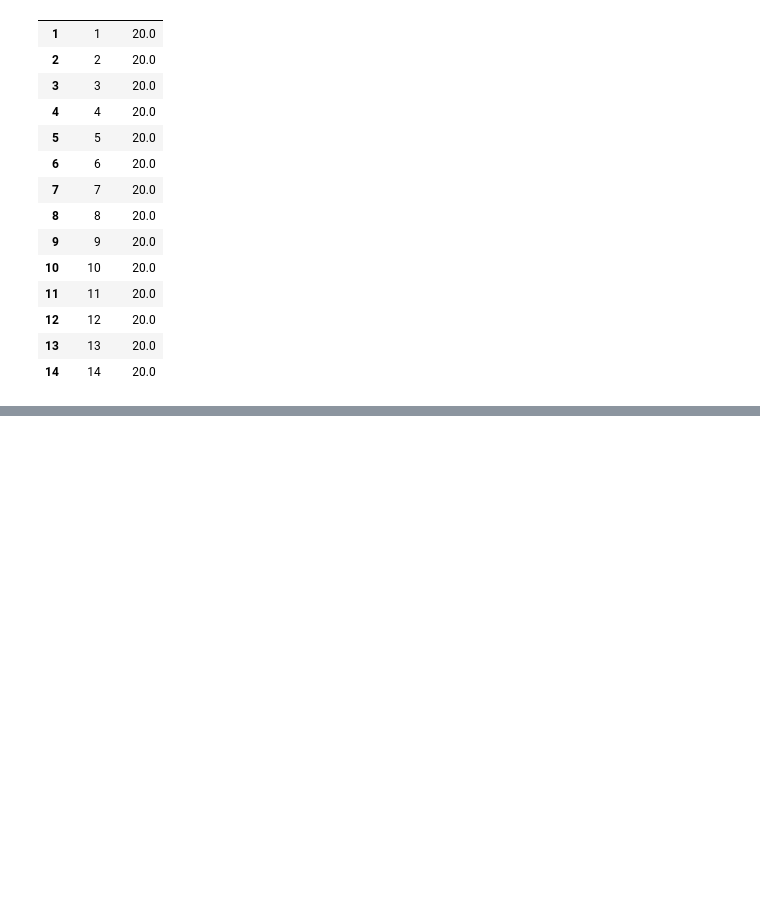
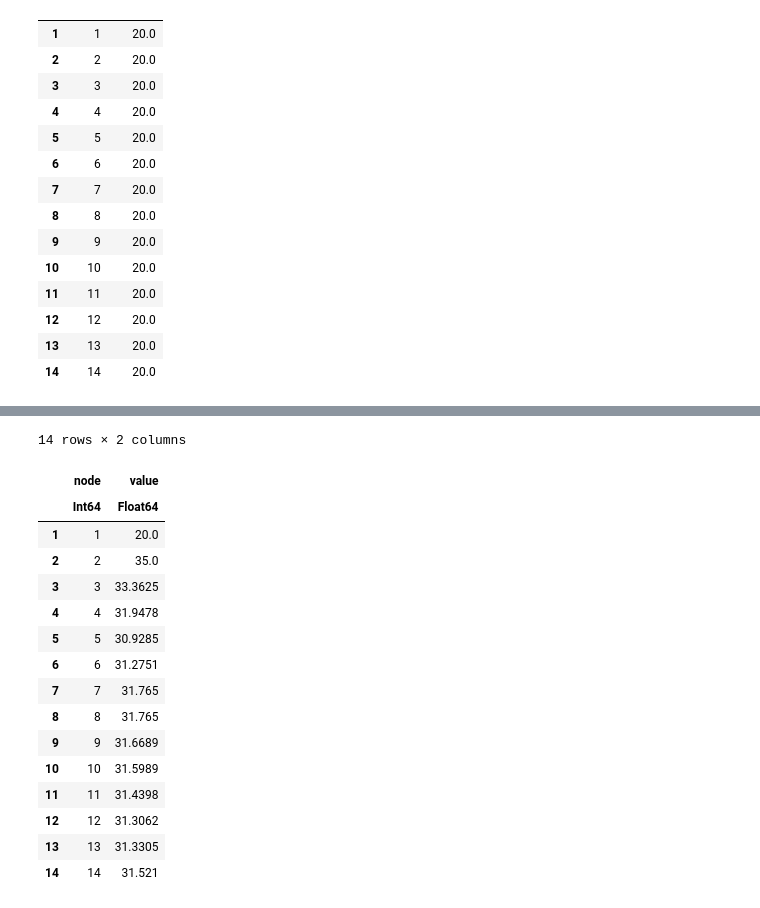
Before and after one commit to Power-Systems-Optimization-Course/power-systems-optimization, a Jupyter notebook: Notebooks/06-Optimal-Power-Flow.ipynb, the cells around one changed output, grey strips where cells are left out. Cells and saved outputs as stored; diff of their text form; code cells hidden in the pictures; blank space fills up the shorter version.

Commit message:
Updates to Notebook 06
Updated to HiGHS
Provided further explanation of congested flows in 3 bus network
Changed IEEE test system example and added congested example.

```diff
--- a/Notebooks/06-Optimal-Power-Flow.ipynb
+++ b/Notebooks/06-Optimal-Power-Flow.ipynb
@@ -903,0 +957,4 @@ solution.prices
+# %%
+# set capacity of line 1 to 100, which prevents Generator 1 from serving all loads
+lines[1,:capacity] = 100;
+solution = dcopf_ieee(gens, lines, loads);
@@ -903,0 +984,20 @@ solution.prices
+# %%
+solution.prices
+# %% [output]
+14 rows × 2 columns
+|  | node | value |
+|  | Int64 | Float64 |
+| 1 | 1 | 20.0 |
+| 2 | 2 | 35.0 |
+| 3 | 3 | 33.3625 |
+| 4 | 4 | 31.9478 |
+| 5 | 5 | 30.9285 |
+| 6 | 6 | 31.2751 |
+| 7 | 7 | 31.765 |
+| 8 | 8 | 31.765 |
+| 9 | 9 | 31.6689 |
+| 10 | 10 | 31.5989 |
+| 11 | 11 | 31.4398 |
+| 12 | 12 | 31.3062 |
+| 13 | 13 | 31.3305 |
+| 14 | 14 | 31.521 |
```
Also changed, not shown: parts of 22 cells of this notebook, 1 other file.
